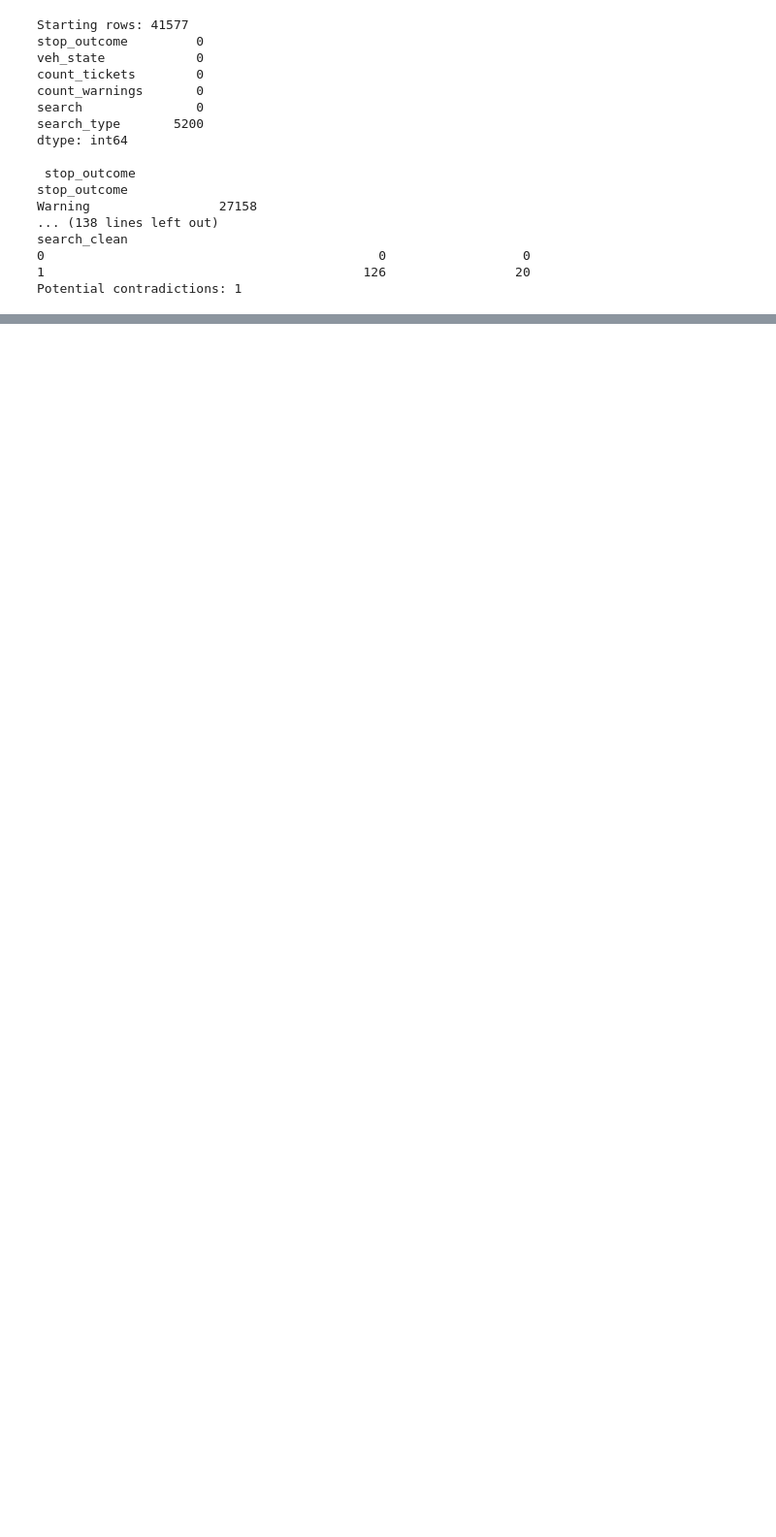
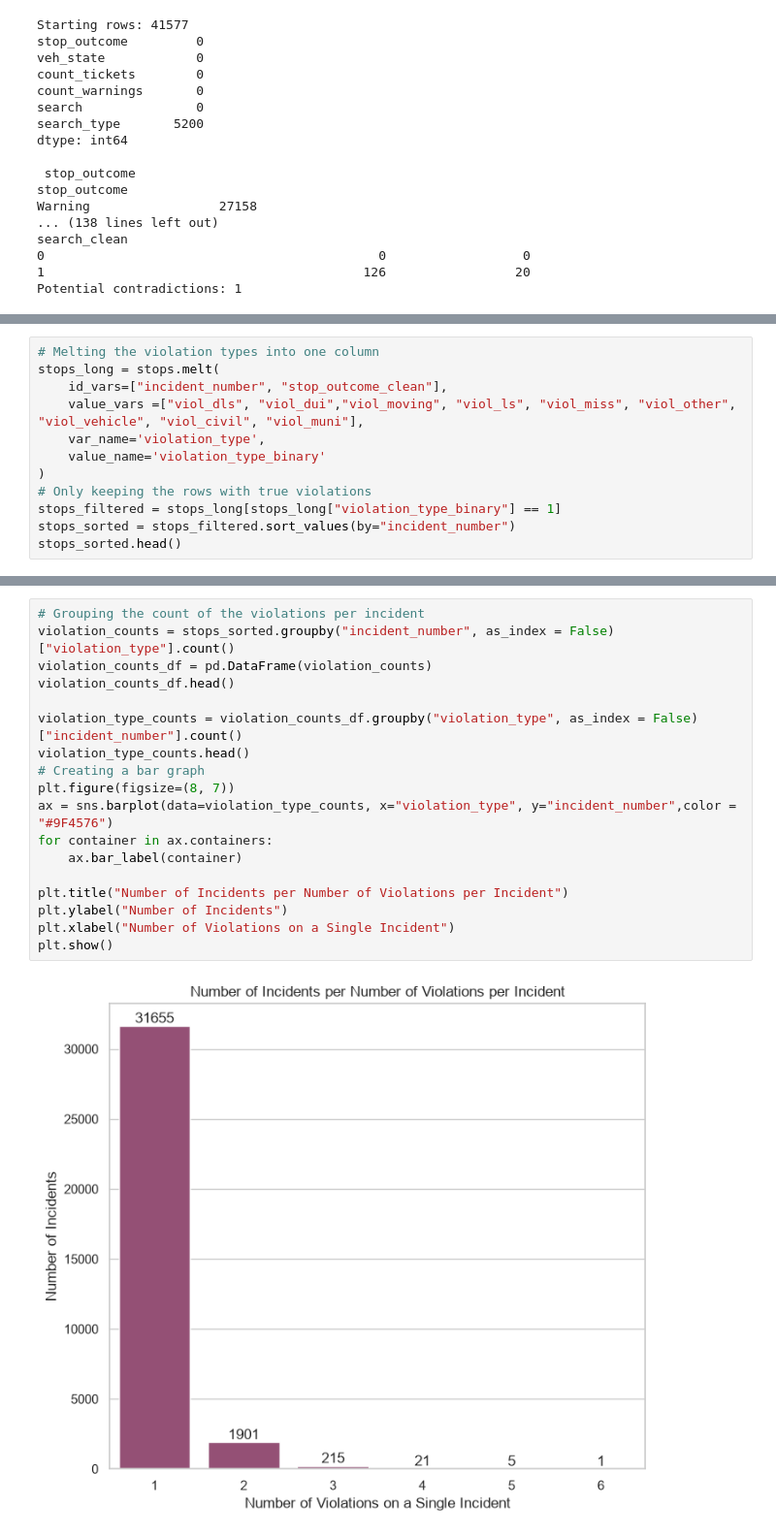
Before and after one commit to mariaadymek/Traffic_Stops, a Jupyter notebook: Final_Project.ipynb, the cells around one changed output, grey strips where cells are left out. Shown at 97% size. Drawn from its saved outputs; the diff is of its cells as text; blank space fills up the shorter version.

```diff
--- a/Final_Project.ipynb
+++ b/Final_Project.ipynb
@@ -201,0 +246,12 @@ stops.head()
+# %%
+# Melting the violation types into one column
+stops_long = stops.melt(
+    id_vars=["incident_number", "stop_outcome_clean"],
+    value_vars =["viol_dls", "viol_dui","viol_moving", "viol_ls", "viol_miss", "viol_other", "viol_vehicle", "viol_civil", "viol_muni"],
+    var_name='violation_type',
+    value_name='violation_type_binary'
+)
+# Only keeping the rows with true violations
+stops_filtered = stops_long[stops_long["violation_type_binary"] == 1]
+stops_sorted = stops_filtered.sort_values(by="incident_number")
+stops_sorted.head()
@@ -201,0 +265,20 @@ stops.head()
+# %%
+# Grouping the count of the violations per incident
+violation_counts = stops_sorted.groupby("incident_number", as_index = False)["violation_type"].count()
+violation_counts_df = pd.DataFrame(violation_counts)
+violation_counts_df.head()
+
+violation_type_counts = violation_counts_df.groupby("violation_type", as_index = False)["incident_number"].count()
+violation_type_counts.head()
+# Creating a bar graph
+plt.figure(figsize=(8, 7))
+ax = sns.barplot(data=violation_type_counts, x="violation_type", y="incident_number",color = "#9F4576")
+for container in ax.containers:
+    ax.bar_label(container)
+
+plt.title("Number of Incidents per Number of Violations per Incident")
+plt.ylabel("Number of Incidents")
+plt.xlabel("Number of Violations on a Single Incident")
+plt.show()
+# %% [output]
+[figure, added]
```
Also changed, not shown: parts of 6 cells of this notebook.
